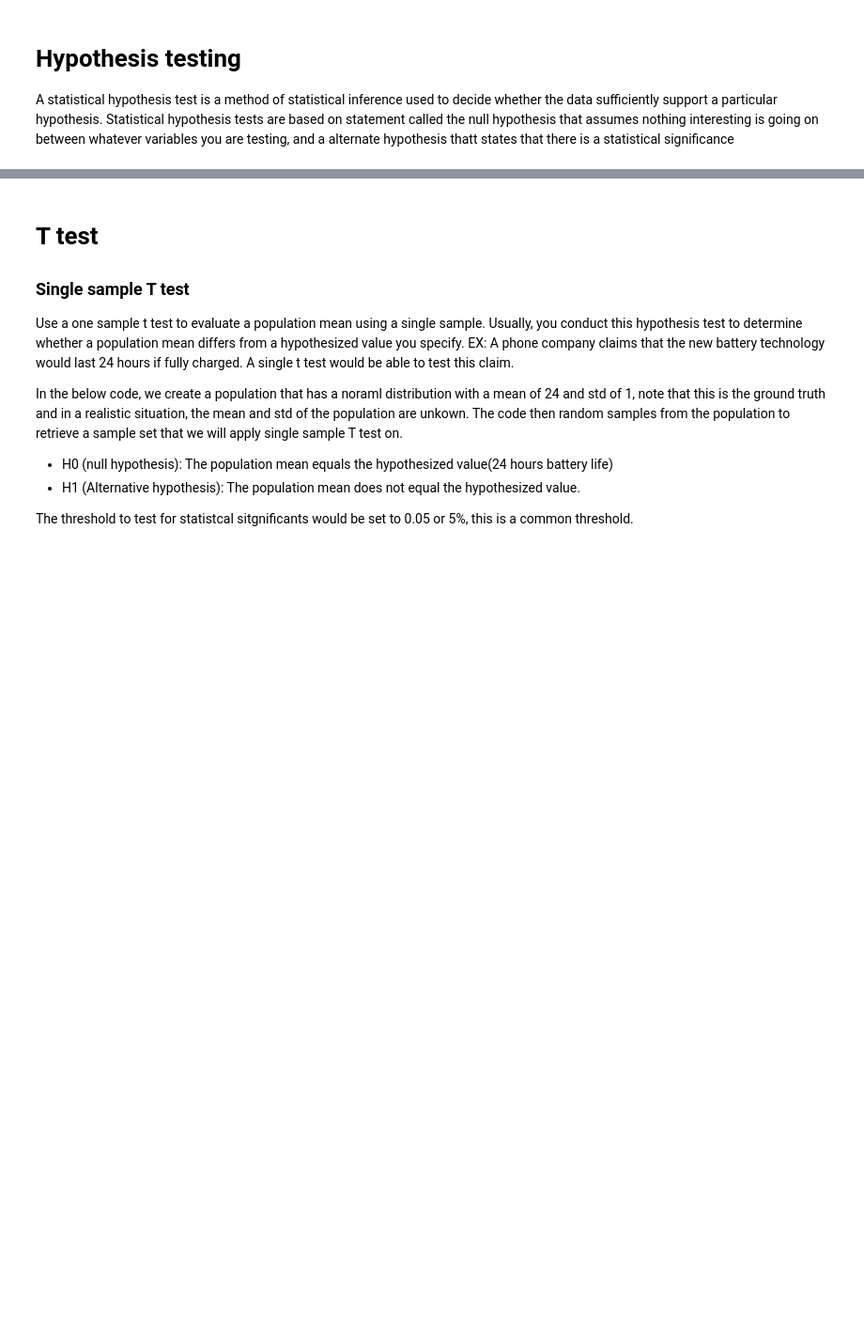
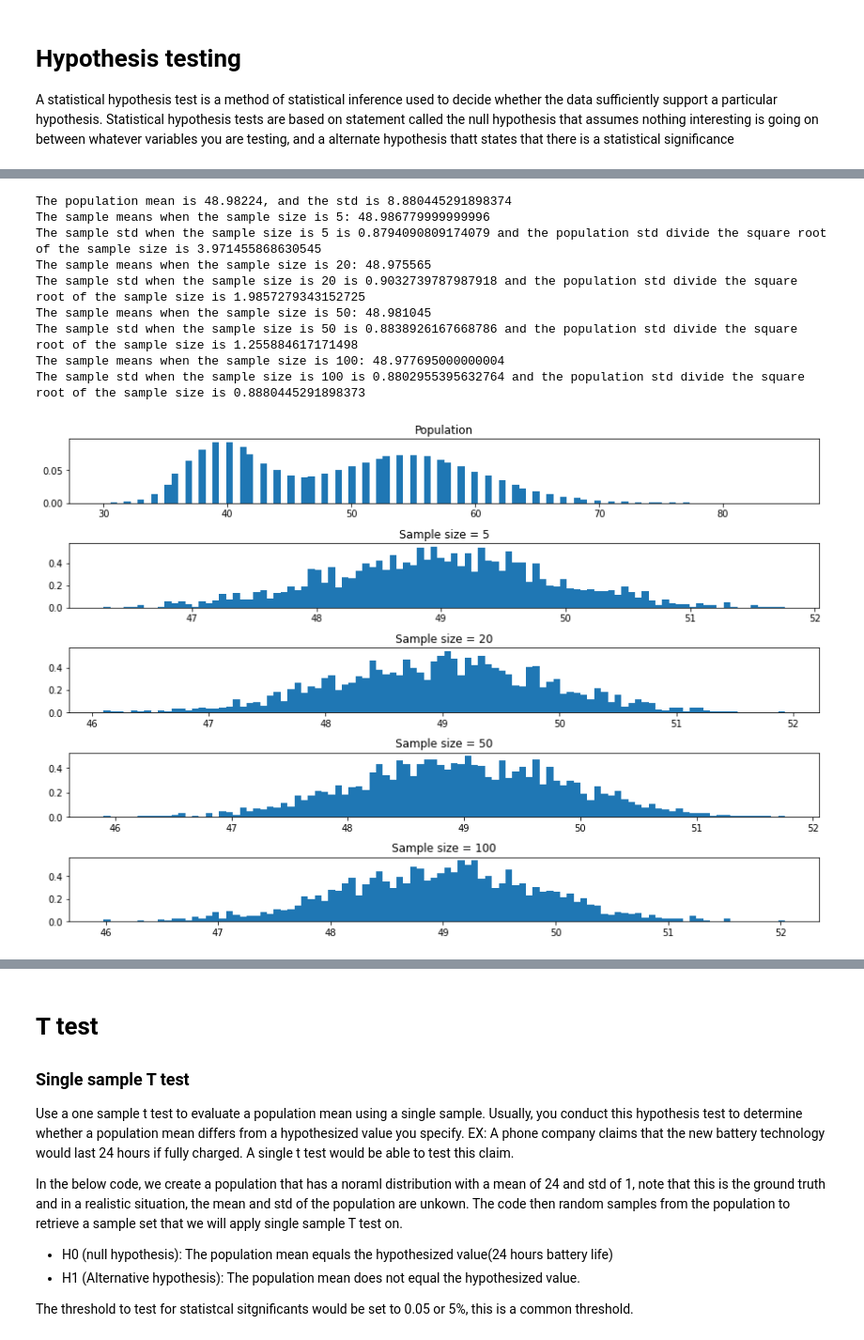
Before and after one commit to chris199713/Hypothesis_test, a Jupyter notebook: Hypothesis_testing.ipynb, the cells around one changed output, grey strips where cells are left out. Shown at 94% size. Saved outputs shown, nothing was run; the diff lists cells and outputs as text; code cells hidden in the pictures; blank space fills up the shorter version.

```diff
--- a/Hypothesis_testing.ipynb
+++ b/Hypothesis_testing.ipynb
@@ -11,0 +17,34 @@ from random import sample
+# %%
+population1 = stats.poisson.rvs(loc=20, mu=35, size=150000)
+population2 = stats.poisson.rvs(loc=30, mu=10, size=100000)
+population = np.concatenate((population1,population2))
+
+print(f'The population mean is {population.mean()}, and the std is {population.std()}')
+sample_sizes = [5,20,50,100]
+
+fig,ax = plt.subplots(nrows = len(sample_sizes) + 1, ncols = 1, figsize = (12,8))
+ax[0].hist(population, density=True, bins=100)
+ax[0].set_title('Population')
+
+for index, sample_size in enumerate(sample_sizes):
+    mean_lst = []
+    for i in range(0,2000):
+        sample = np.random.choice(population,size = 100)
+        mean_lst.append(sample.mean())
+    mean_array = np.array(mean_lst)
+    ax[index + 1].hist(mean_array, density=True, bins=100)
+    ax[index + 1].set_title(f'Sample size = {sample_size}')
+    print(f'The sample means when the sample size is {sample_size}: {mean_array.mean()}')
+    print(f'The sample std when the sample size is {sample_size} is {mean_array.std()} and the population std divide the square root of the sample size is {population.std() / np.sqrt(sample_size)}')
+plt.tight_layout()
+# %% [output]
+The population mean is 48.98224, and the std is 8.880445291898374
+The sample means when the sample size is 5: 48.986779999999996
+The sample std when the sample size is 5 is 0.8794090809174079 and the population std divide the square root of the sample size is 3.971455868630545
+The sample means when the sample size is 20: 48.975565
+The sample std when the sample size is 20 is 0.9032739787987918 and the population std divide the square root of the sample size is 1.9857279343152725
+The sample means when the sample size is 50: 48.981045
+The sample std when the sample size is 50 is 0.8838926167668786 and the population std divide the square root of the sample size is 1.255884617171498
+The sample means when the sample size is 100: 48.977695000000004
+The sample std when the sample size is 100 is 0.8802955395632764 and the population std divide the square root of the sample size is 0.8880445291898373
+[figure, added]
```
Also changed, not shown: parts of 6 cells of this notebook, 1 other file.
